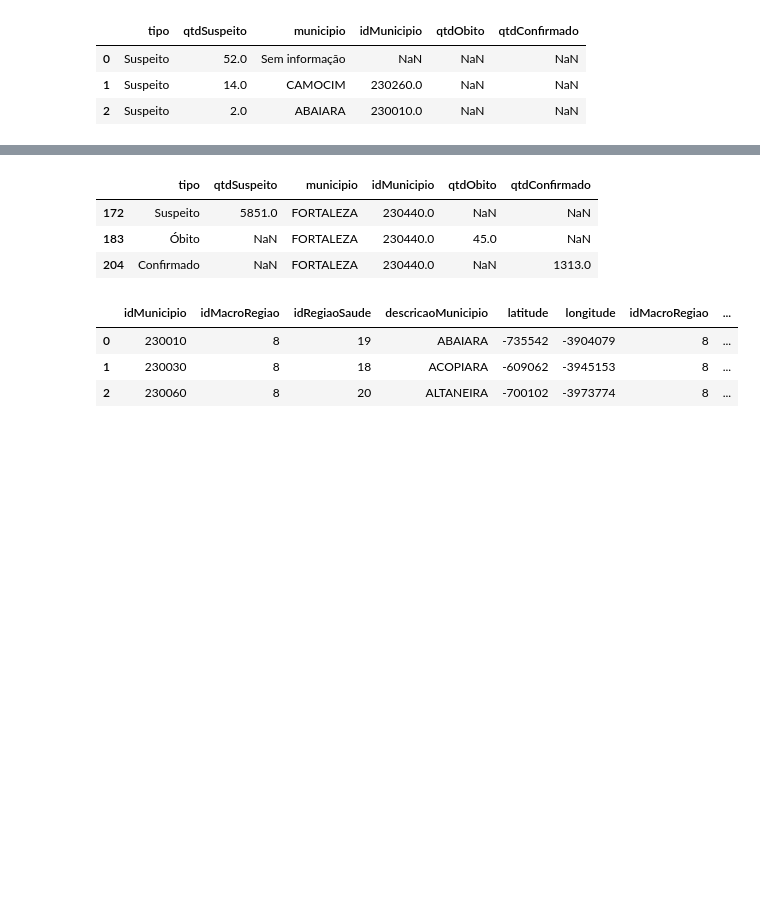
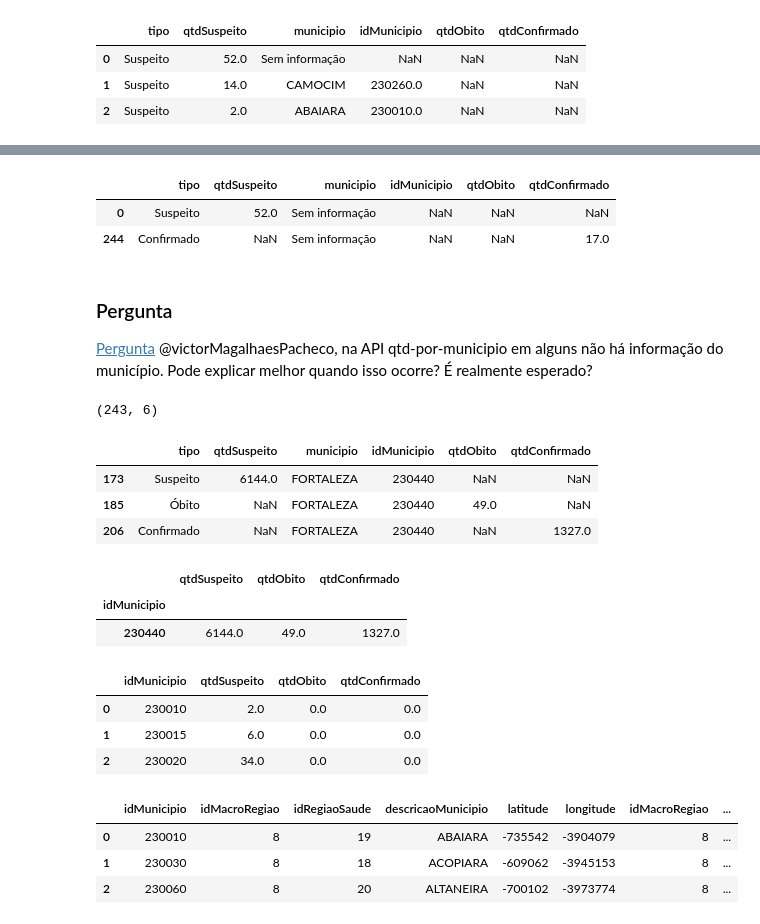
Before and after one commit to andreloc/painel-covid-19-ce, a Jupyter notebook: notebooks/extract_covid_data_integrasus_ce.ipynb, the cells around one changed output, grey strips where cells are left out. Saved outputs shown, nothing was run; the diff lists cells and outputs as text; code cells hidden in the pictures; blank space fills up the shorter version.

```diff
--- a/notebooks/extract_covid_data_integrasus_ce.ipynb
+++ b/notebooks/extract_covid_data_integrasus_ce.ipynb
@@ -113,8 +116,32 @@ qtd_por_municipios.shape
+# %%
+qtd_por_municipios[qtd_por_municipios.idMunicipio.isna()]
+# %% [output]
+|  | tipo | qtdSuspeito | municipio | idMunicipio | qtdObito | qtdConfirmado |
+| 0 | Suspeito | 52.0 | Sem informação | NaN | NaN | NaN |
+| 244 | Confirmado | NaN | Sem informação | NaN | NaN | 17.0 |
+# %% [markdown]
+### Pergunta
+[Pergunta](https://github.com/EscolaDeSaudePublica/coronavirusAPI/issues/17#issuecomment-612133737)
+ @victorMagalhaesPacheco, na API qtd-por-municipio em alguns não há informação do município. Pode explicar melhor quando isso ocorre? É realmente esperado?
+# %%
+qtd_por_municipios = qtd_por_municipios[~qtd_por_municipios['idMunicipio'].isna()]
+qtd_por_municipios['idMunicipio'] = qtd_por_municipios['idMunicipio'].astype(int)
+# %%
+qtd_por_municipios.shape
+# %% [output]
+(243, 6)
 # %%
 f = qtd_por_municipios[qtd_por_municipios.municipio == 'FORTALEZA']
-f.groupby()
+f
 # %% [output]
 |  | tipo | qtdSuspeito | municipio | idMunicipio | qtdObito | qtdConfirmado |
-| 172 | Suspeito | 5851.0 | FORTALEZA | 230440.0 | NaN | NaN |
-| 183 | Óbito | NaN | FORTALEZA | 230440.0 | 45.0 | NaN |
-| 204 | Confirmado | NaN | FORTALEZA | 230440.0 | NaN | 1313.0 |
+| 173 | Suspeito | 6144.0 | FORTALEZA | 230440 | NaN | NaN |
+| 185 | Óbito | NaN | FORTALEZA | 230440 | 49.0 | NaN |
+| 206 | Confirmado | NaN | FORTALEZA | 230440 | NaN | 1327.0 |
+# %%
+# Como fica apenas FORTALEZA agrupado por id do município
+f.groupby('idMunicipio').sum()
+# %% [output]
+|  | qtdSuspeito | qtdObito | qtdConfirmado |
+| idMunicipio |  |  |  |
+| 230440 | 6144.0 | 49.0 | 1327.0 |
@@ -121,3 +151,10 @@ f.groupby()
+# %%
+qtd_por_municipios.head(3)
+# %% [output]
+|  | idMunicipio | qtdSuspeito | qtdObito | qtdConfirmado |
+| 0 | 230010 | 2.0 | 0.0 | 0.0 |
+| 1 | 230015 | 6.0 | 0.0 | 0.0 |
+| 2 | 230020 | 34.0 | 0.0 | 0.0 |
 # %%
 df_parcial  = df_parcial.merge(qtd_por_municipios, on='idMunicipio')
 df_parcial.head(3)
```
Also changed, not shown: parts of 9 cells of this notebook, 1 other file.
